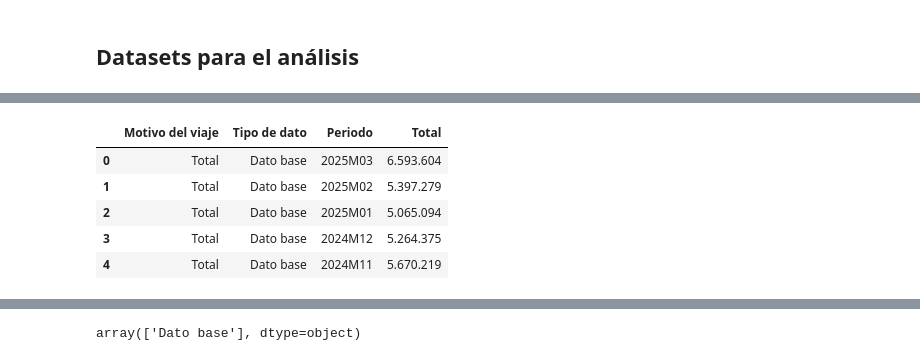
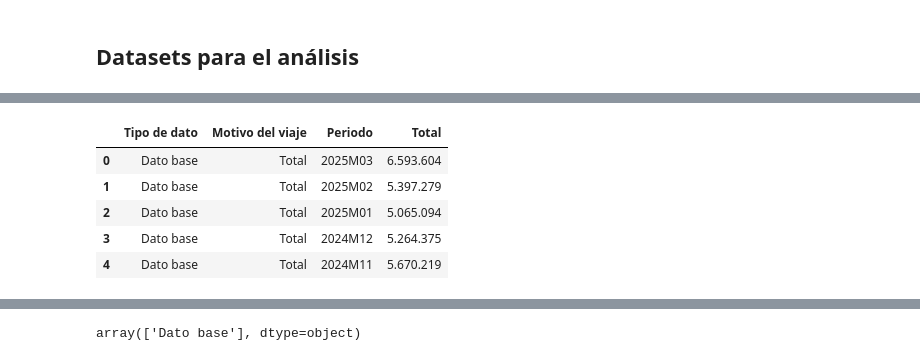
Before and after one commit to anapstl/Travel_EDA, a Jupyter notebook: EDA.ipynb, the cells around one changed output, grey strips where cells are left out. Saved outputs shown, nothing was run; the diff lists cells and outputs as text; code cells hidden in the pictures.

```diff
--- a/EDA.ipynb
+++ b/EDA.ipynb
@@ -142,12 +143,12 @@ class display(object):
 # %%
-#  Carga 13864.csv
+#  Carga 13864.csv y limpieza
 
-df_extranjeros = pd.read_csv("./data/13864(6).csv", sep=";")
+df_extranjeros = pd.read_csv("./data/13864(7).csv", sep=";")
 df_extranjeros.head()
 # %% [output]
-|  | Motivo del viaje | Tipo de dato | Periodo | Total |
-| 0 | Total | Dato base | 2025M03 | 6.593.604 |
-| 1 | Total | Dato base | 2025M02 | 5.397.279 |
-| 2 | Total | Dato base | 2025M01 | 5.065.094 |
-| 3 | Total | Dato base | 2024M12 | 5.264.375 |
-| 4 | Total | Dato base | 2024M11 | 5.670.219 |
+|  | Tipo de dato | Motivo del viaje | Periodo | Total |
+| 0 | Dato base | Total | 2025M03 | 6.593.604 |
+| 1 | Dato base | Total | 2025M02 | 5.397.279 |
+| 2 | Dato base | Total | 2025M01 | 5.065.094 |
+| 3 | Dato base | Total | 2024M12 | 5.264.375 |
+| 4 | Dato base | Total | 2024M11 | 5.670.219 |
```
Also changed, not shown: parts of 36 cells of this notebook, 2 other files.
